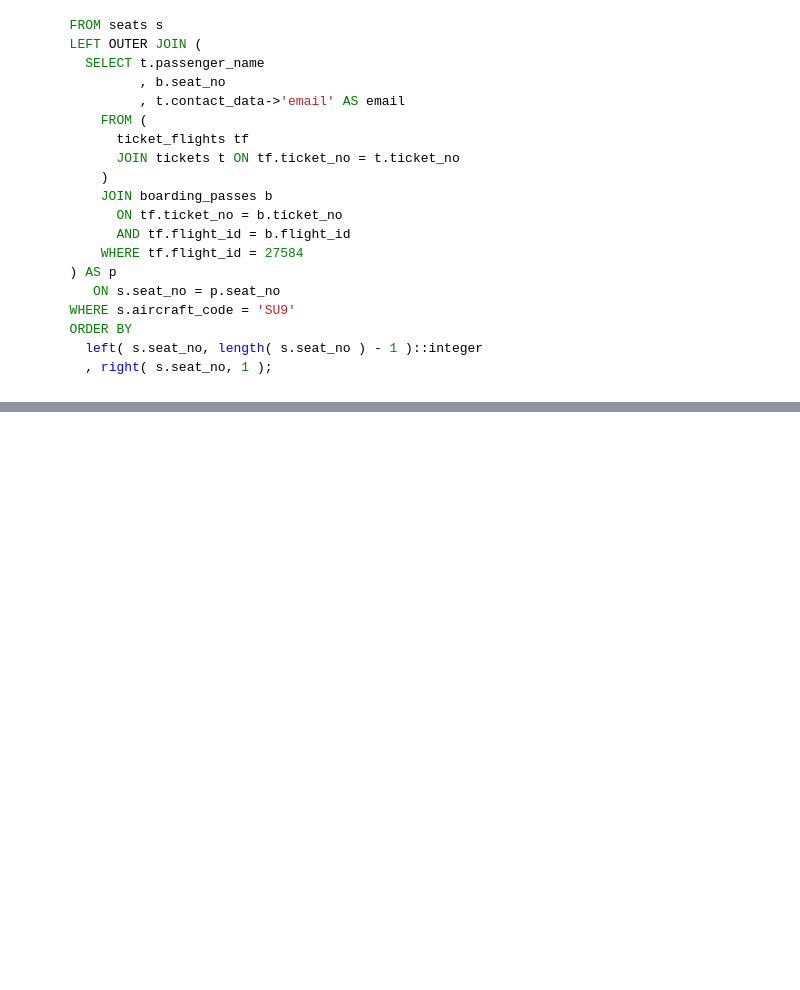
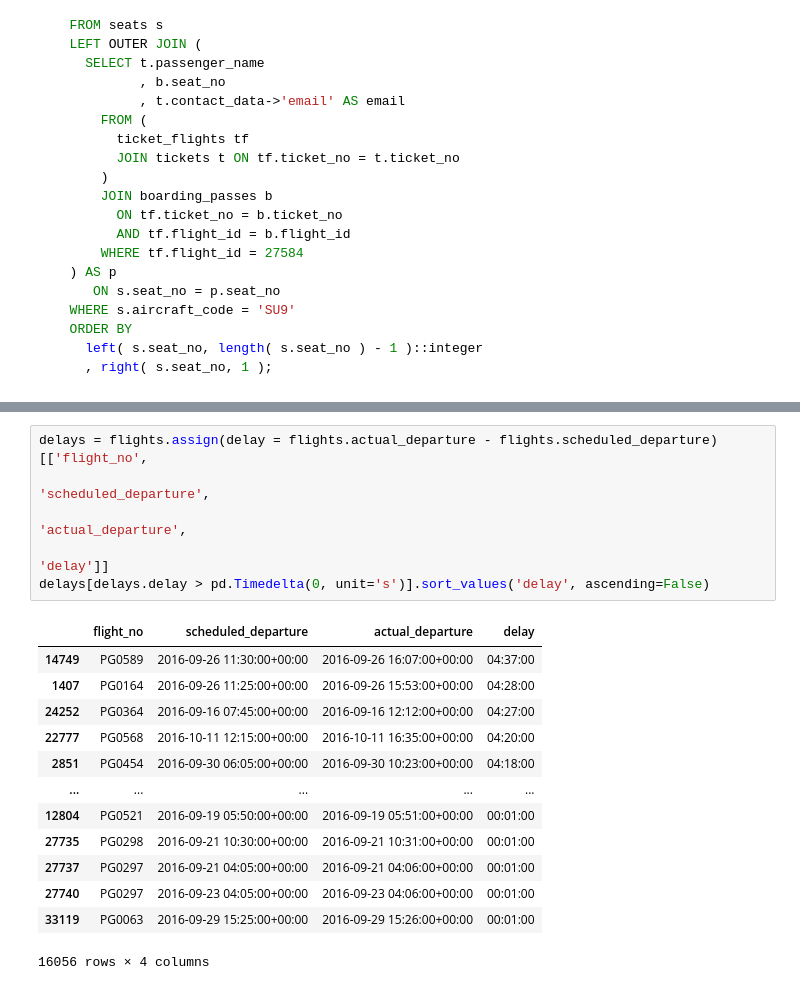
Before and after one commit to novayazarya/postgresql, a Jupyter notebook: raw-sql-vs-pandas-cookbook.ipynb, the cells around one changed output, grey strips where cells are left out. Saved outputs shown, nothing was run; the diff lists cells and outputs as text; blank space fills up the shorter version.

```diff
--- a/raw-sql-vs-pandas-cookbook.ipynb
+++ b/raw-sql-vs-pandas-cookbook.ipynb
@@ -1681,0 +1887,20 @@ passengers_data.iloc[passengers_data['seat_no'].apply(lambda x: (int(re.search(r
+# %%
+delays = flights.assign(delay = flights.actual_departure - flights.scheduled_departure)[['flight_no',
+                                                                                         'scheduled_departure',
+                                                                                         'actual_departure',
+                                                                                         'delay']]
+delays[delays.delay > pd.Timedelta(0, unit='s')].sort_values('delay', ascending=False)
+# %% [output]
+|  | flight_no | scheduled_departure | actual_departure | delay |
+| 14749 | PG0589 | 2016-09-26 11:30:00+00:00 | 2016-09-26 16:07:00+00:00 | 04:37:00 |
+| 1407 | PG0164 | 2016-09-26 11:25:00+00:00 | 2016-09-26 15:53:00+00:00 | 04:28:00 |
+| 24252 | PG0364 | 2016-09-16 07:45:00+00:00 | 2016-09-16 12:12:00+00:00 | 04:27:00 |
+| 22777 | PG0568 | 2016-10-11 12:15:00+00:00 | 2016-10-11 16:35:00+00:00 | 04:20:00 |
+| 2851 | PG0454 | 2016-09-30 06:05:00+00:00 | 2016-09-30 10:23:00+00:00 | 04:18:00 |
+| ... | ... | ... | ... | ... |
+| 12804 | PG0521 | 2016-09-19 05:50:00+00:00 | 2016-09-19 05:51:00+00:00 | 00:01:00 |
+| 27735 | PG0298 | 2016-09-21 10:30:00+00:00 | 2016-09-21 10:31:00+00:00 | 00:01:00 |
+| 27737 | PG0297 | 2016-09-21 04:05:00+00:00 | 2016-09-21 04:06:00+00:00 | 00:01:00 |
+| 27740 | PG0297 | 2016-09-23 04:05:00+00:00 | 2016-09-23 04:06:00+00:00 | 00:01:00 |
+| 33119 | PG0063 | 2016-09-29 15:25:00+00:00 | 2016-09-29 15:26:00+00:00 | 00:01:00 |
+16056 rows × 4 columns
```
Also changed, not shown: parts of 49 cells of this notebook.
